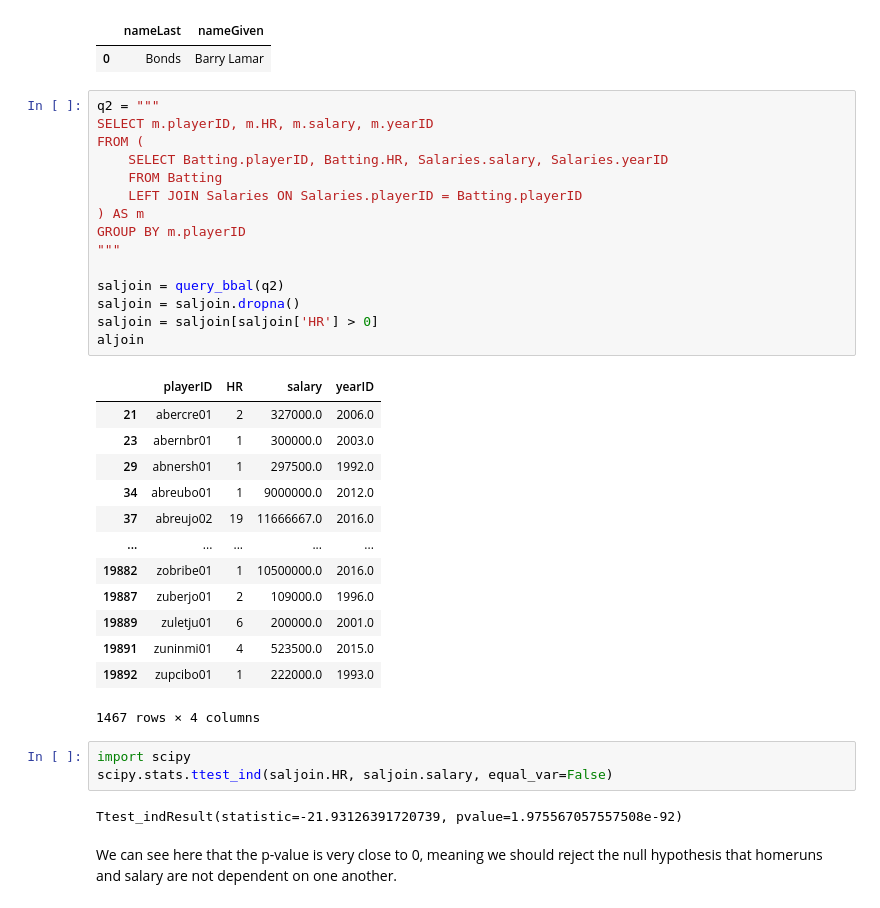
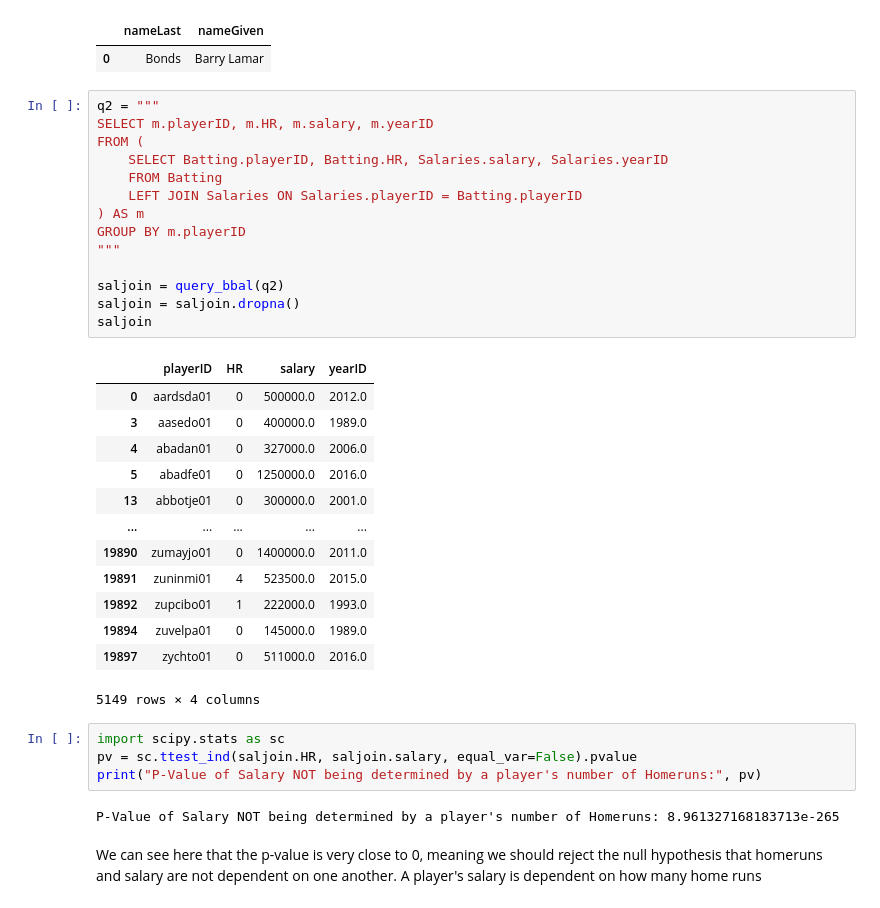
Before and after one commit to cb-ds-1/4-1-sql, a Jupyter notebook: workshop.ipynb, the cells around one changed output. Cells and saved outputs as stored; diff of their text form.

```diff
--- a/workshop.ipynb
+++ b/workshop.ipynb
@@ -245,36 +245,36 @@ most
 # %%
 q2 = """
 SELECT m.playerID, m.HR, m.salary, m.yearID
 FROM (
     SELECT Batting.playerID, Batting.HR, Salaries.salary, Salaries.yearID
     FROM Batting
     LEFT JOIN Salaries ON Salaries.playerID = Batting.playerID
 ) AS m
 GROUP BY m.playerID
 """
 
 saljoin = query_bbal(q2)
 saljoin = saljoin.dropna()
-saljoin = saljoin[saljoin['HR'] > 0]
-aljoin
+saljoin
 # %% [output]
 |  | playerID | HR | salary | yearID |
-| 21 | abercre01 | 2 | 327000.0 | 2006.0 |
-| 23 | abernbr01 | 1 | 300000.0 | 2003.0 |
-| 29 | abnersh01 | 1 | 297500.0 | 1992.0 |
-| 34 | abreubo01 | 1 | 9000000.0 | 2012.0 |
-| 37 | abreujo02 | 19 | 11666667.0 | 2016.0 |
+| 0 | aardsda01 | 0 | 500000.0 | 2012.0 |
+| 3 | aasedo01 | 0 | 400000.0 | 1989.0 |
+| 4 | abadan01 | 0 | 327000.0 | 2006.0 |
+| 5 | abadfe01 | 0 | 1250000.0 | 2016.0 |
+| 13 | abbotje01 | 0 | 300000.0 | 2001.0 |
 | ... | ... | ... | ... | ... |
-| 19882 | zobribe01 | 1 | 10500000.0 | 2016.0 |
-| 19887 | zuberjo01 | 2 | 109000.0 | 1996.0 |
-| 19889 | zuletju01 | 6 | 200000.0 | 2001.0 |
+| 19890 | zumayjo01 | 0 | 1400000.0 | 2011.0 |
 | 19891 | zuninmi01 | 4 | 523500.0 | 2015.0 |
 | 19892 | zupcibo01 | 1 | 222000.0 | 1993.0 |
+| 19894 | zuvelpa01 | 0 | 145000.0 | 1989.0 |
+| 19897 | zychto01 | 0 | 511000.0 | 2016.0 |
-1467 rows × 4 columns
+5149 rows × 4 columns
 # %%
-import scipy
-scipy.stats.ttest_ind(saljoin.HR, saljoin.salary, equal_var=False)
+import scipy.stats as sc
+pv = sc.ttest_ind(saljoin.HR, saljoin.salary, equal_var=False).pvalue
+print("P-Value of Salary NOT being determined by a player's number of Homeruns:", pv)
 # %% [output]
-Ttest_indResult(statistic=-21.93126391720739, pvalue=1.975567057557508e-92)
+P-Value of Salary NOT being determined by a player's number of Homeruns: 8.961327168183713e-265
 # %% [markdown]
-We can see here that the p-value is very close to 0, meaning we should reject the null hypothesis that homeruns and salary are not dependent on one another.
+We can see here that the p-value is very close to 0, meaning we should reject the null hypothesis that homeruns and salary are not dependent on one another. A player's salary is dependent on how many home runs
```
